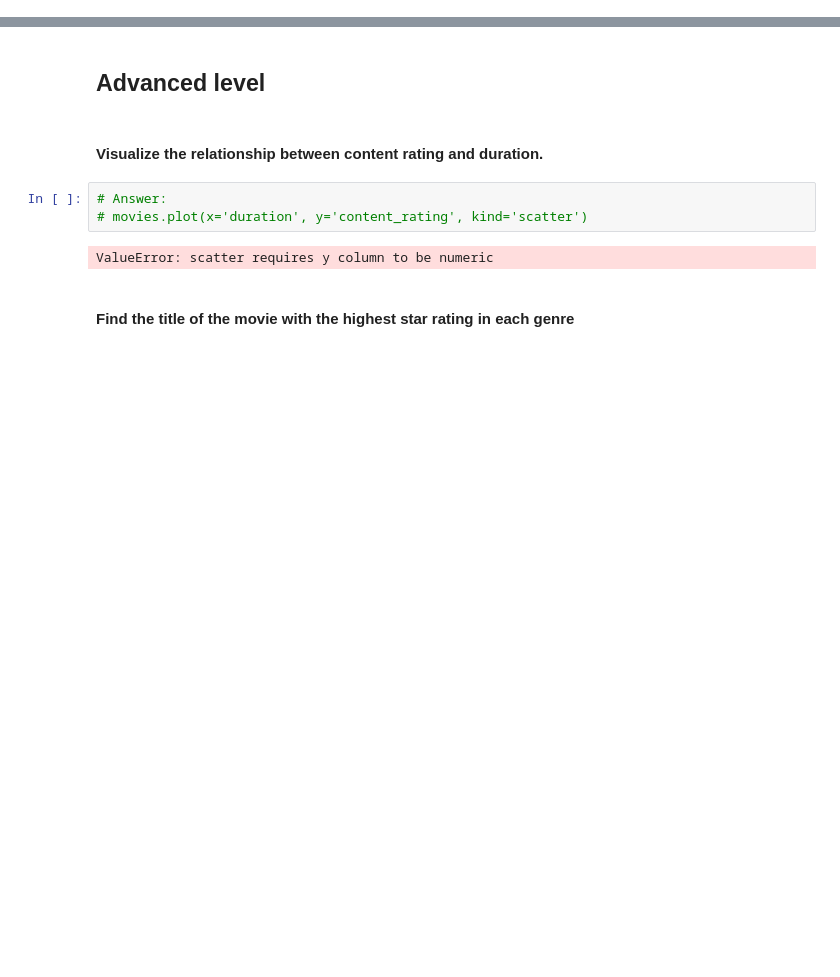
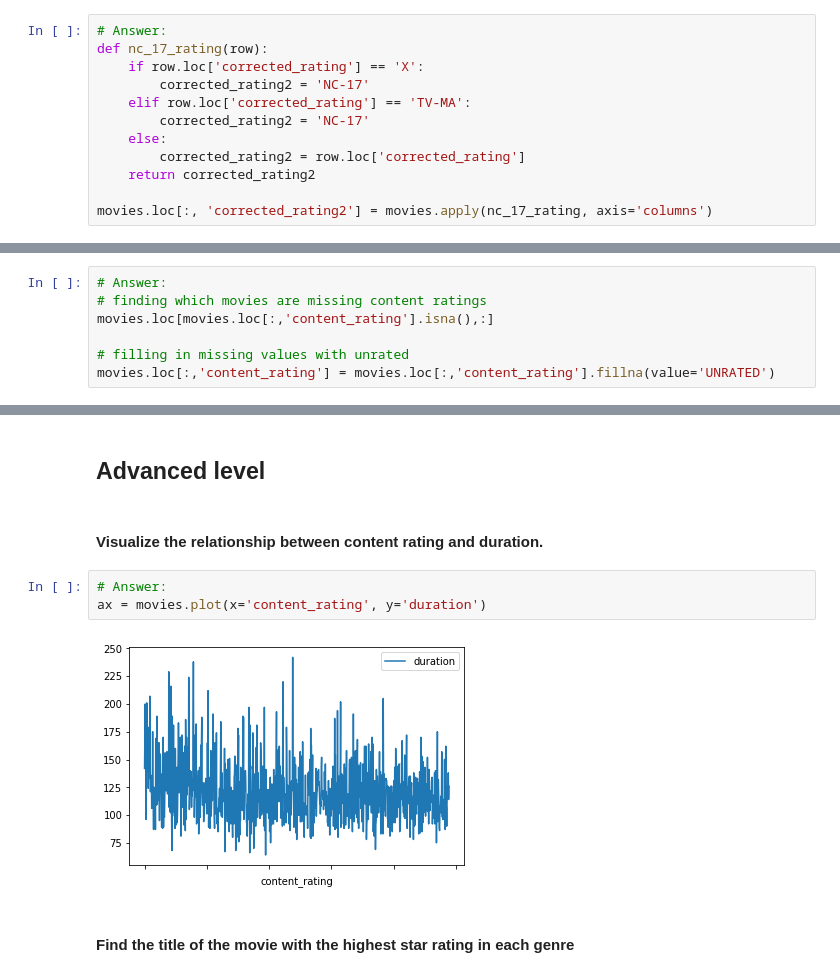
Before and after one commit to codisteinborn/codi_steinborn_unit2_project, a Jupyter notebook: unit2_project-master/imdb.ipynb, the cells around one changed output, grey strips where cells are left out. Cells and saved outputs as stored; diff of their text form; blank space fills up the shorter version.

```diff
--- a/unit2_project-master/imdb.ipynb
+++ b/unit2_project-master/imdb.ipynb
@@ -136,2 +163,14 @@ ax.set_ylabel('Number of Movies');
+# %%
+# Answer:
+def nc_17_rating(row):
+    if row.loc['corrected_rating'] == 'X':
+        corrected_rating2 = 'NC-17'
+    elif row.loc['corrected_rating'] == 'TV-MA':
+        corrected_rating2 = 'NC-17'
+    else:
+        corrected_rating2 = row.loc['corrected_rating']
+    return corrected_rating2
+
+movies.loc[:, 'corrected_rating2'] = movies.apply(nc_17_rating, axis='columns')
 # %% [markdown]
 #### Count the number of missing values in each column.
@@ -172,2 +195,9 @@ dtype: int64
+# %%
+# Answer:
+# finding which movies are missing content ratings
+movies.loc[movies.loc[:,'content_rating'].isna(),:]
+
+# filling in missing values with unrated
+movies.loc[:,'content_rating'] = movies.loc[:,'content_rating'].fillna(value='UNRATED')
 # %% [markdown]
 #### Calculate the average star rating for movies 2 hours or longer, and compare that with the average star rating for movies shorter than 2 hours.
@@ -210,9 +243,9 @@ movies.groupby('genre').agg({'duration':'mean'})
 #### Visualize the relationship between content rating and duration.
 # %%
 # Answer:
-# movies.plot(x='duration', y='content_rating', kind='scatter')
+ax = movies.plot(x='content_rating', y='duration')
 # %% [output]
-ValueError: scatter requires y column to be numeric
+[figure, added]
 # %% [markdown]
 #### Find the title of the movie with the highest star rating in each genre
 # %%
```
Also changed, not shown: parts of 19 cells of this notebook.
